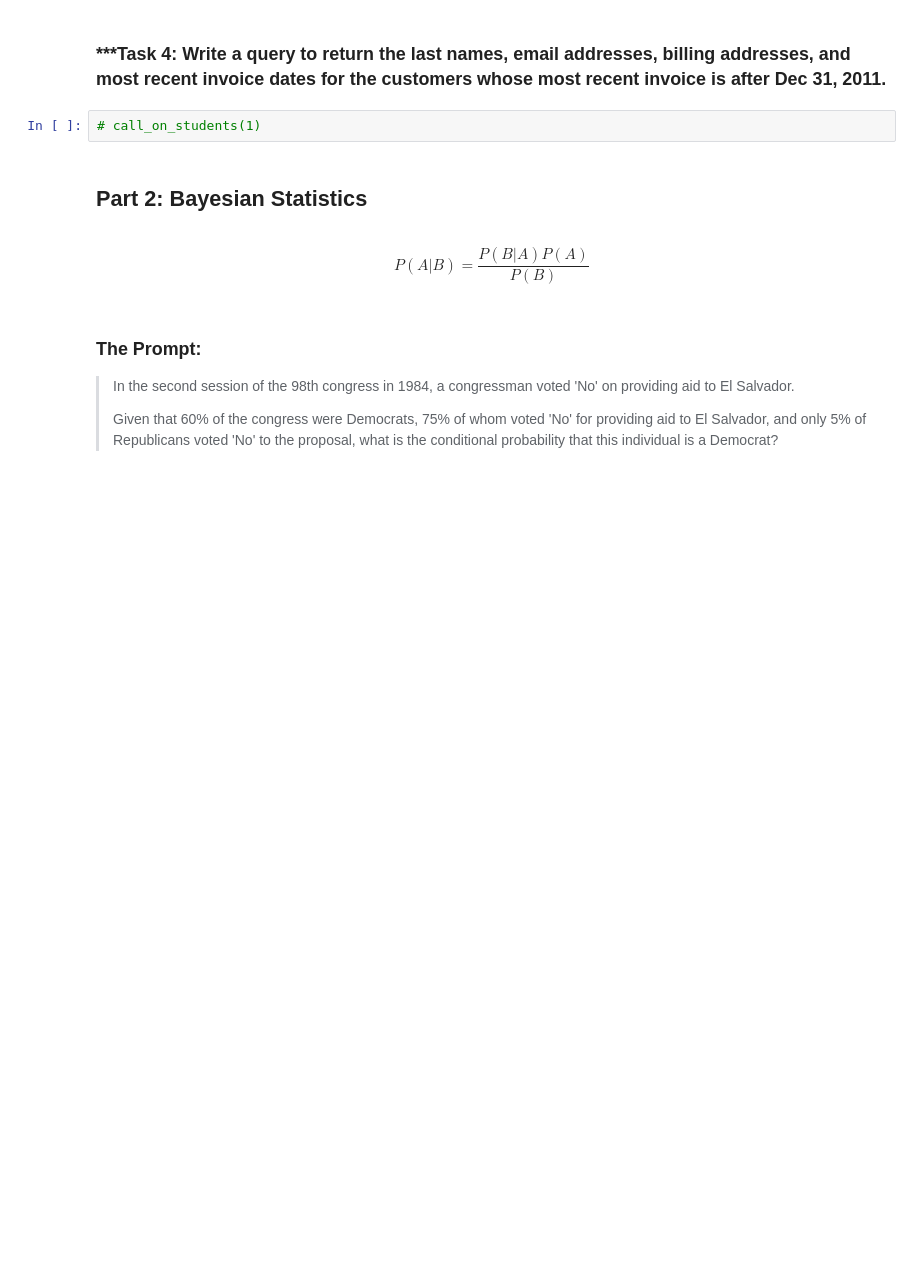
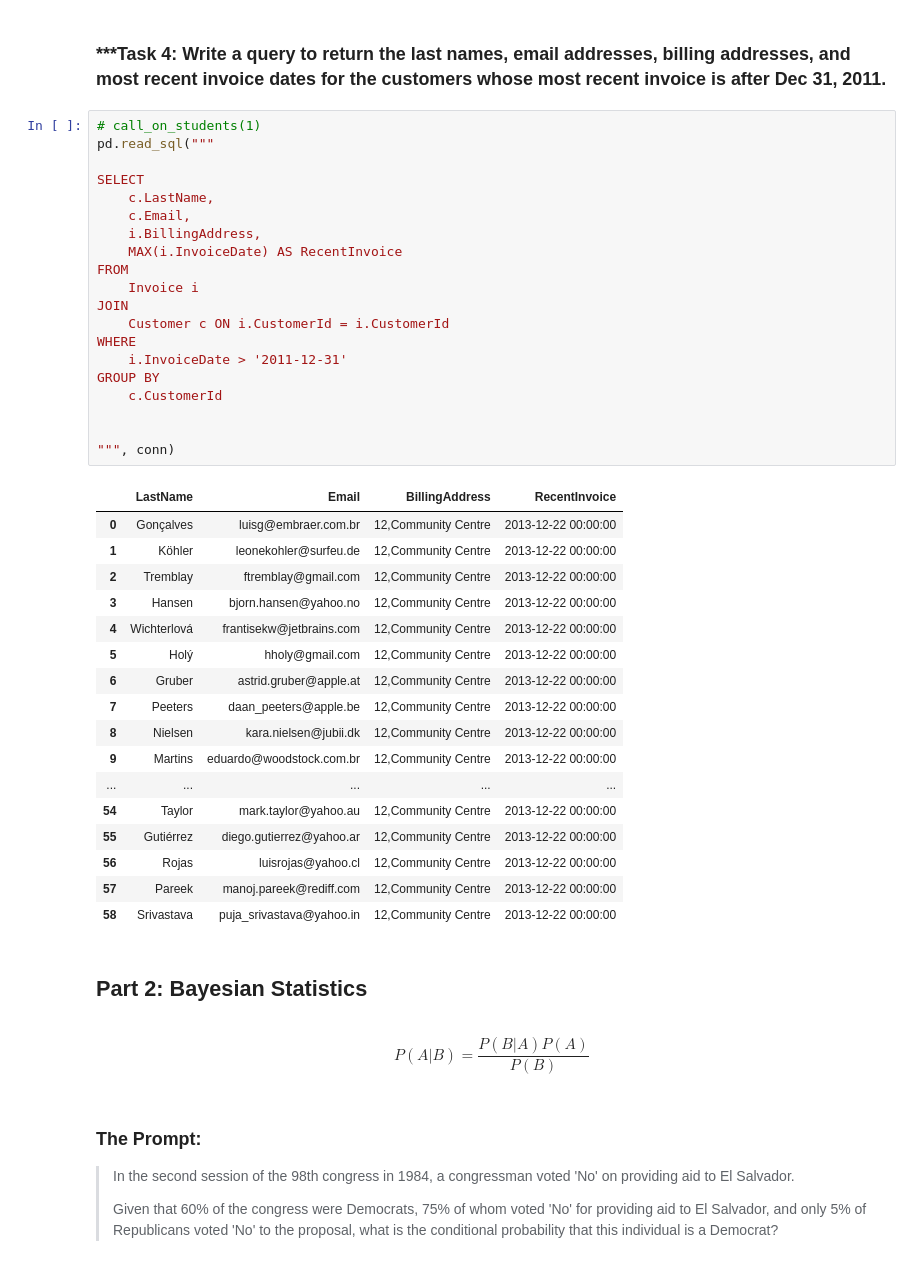
Before and after one commit to pyamin1878/NTL-DS-103023, a Jupyter notebook: Phase 2/Lectures/13-P2-Code-Challenge-Review.ipynb, the cells around one changed output. Saved outputs shown, nothing was run; the diff lists cells and outputs as text; blank space fills up the shorter version.

```diff
--- a/Phase 2/Lectures/13-P2-Code-Challenge-Review.ipynb
+++ b/Phase 2/Lectures/13-P2-Code-Challenge-Review.ipynb
@@ -46,7 +124,43 @@ pd.read_sql(
 # %% [markdown]
 ### ***Task 4: Write a query to return the last names, email addresses, billing addresses, and most recent invoice dates for the customers whose most recent invoice is after Dec 31, 2011.
-# %%
-# call_on_students(1)
+# %%
+# call_on_students(1)
+pd.read_sql("""
+
+SELECT
+    c.LastName,
+    c.Email,
+    i.BillingAddress,
+    MAX(i.InvoiceDate) AS RecentInvoice
+FROM
+    Invoice i
+JOIN
+    Customer c ON i.CustomerId = i.CustomerId
+WHERE
+    i.InvoiceDate > '2011-12-31'
+GROUP BY
+    c.CustomerId
+
+
+""", conn)
+# %% [output]
+|  | LastName | Email | BillingAddress | RecentInvoice |
+| 0 | Gonçalves | luisg@embraer.com.br | 12,Community Centre | 2013-12-22 00:00:00 |
+| 1 | Köhler | leonekohler@surfeu.de | 12,Community Centre | 2013-12-22 00:00:00 |
+| 2 | Tremblay | ftremblay@gmail.com | 12,Community Centre | 2013-12-22 00:00:00 |
+| 3 | Hansen | bjorn.hansen@yahoo.no | 12,Community Centre | 2013-12-22 00:00:00 |
+| 4 | Wichterlová | frantisekw@jetbrains.com | 12,Community Centre | 2013-12-22 00:00:00 |
+| 5 | Holý | hholy@gmail.com | 12,Community Centre | 2013-12-22 00:00:00 |
+| 6 | Gruber | astrid.gruber@apple.at | 12,Community Centre | 2013-12-22 00:00:00 |
+| 7 | Peeters | daan_peeters@apple.be | 12,Community Centre | 2013-12-22 00:00:00 |
+| 8 | Nielsen | kara.nielsen@jubii.dk | 12,Community Centre | 2013-12-22 00:00:00 |
+| 9 | Martins | eduardo@woodstock.com.br | 12,Community Centre | 2013-12-22 00:00:00 |
+| ... | ... | ... | ... | ... |
+| 54 | Taylor | mark.taylor@yahoo.au | 12,Community Centre | 2013-12-22 00:00:00 |
+| 55 | Gutiérrez | diego.gutierrez@yahoo.ar | 12,Community Centre | 2013-12-22 00:00:00 |
+| 56 | Rojas | luisrojas@yahoo.cl | 12,Community Centre | 2013-12-22 00:00:00 |
+| 57 | Pareek | manoj.pareek@rediff.com | 12,Community Centre | 2013-12-22 00:00:00 |
+| 58 | Srivastava | puja_srivastava@yahoo.in | 12,Community Centre | 2013-12-22 00:00:00 |
 # %% [markdown]
 ## Part 2: Bayesian Statistics
 # %% [markdown]
```
Also changed, not shown: parts of 28 cells of this notebook.
